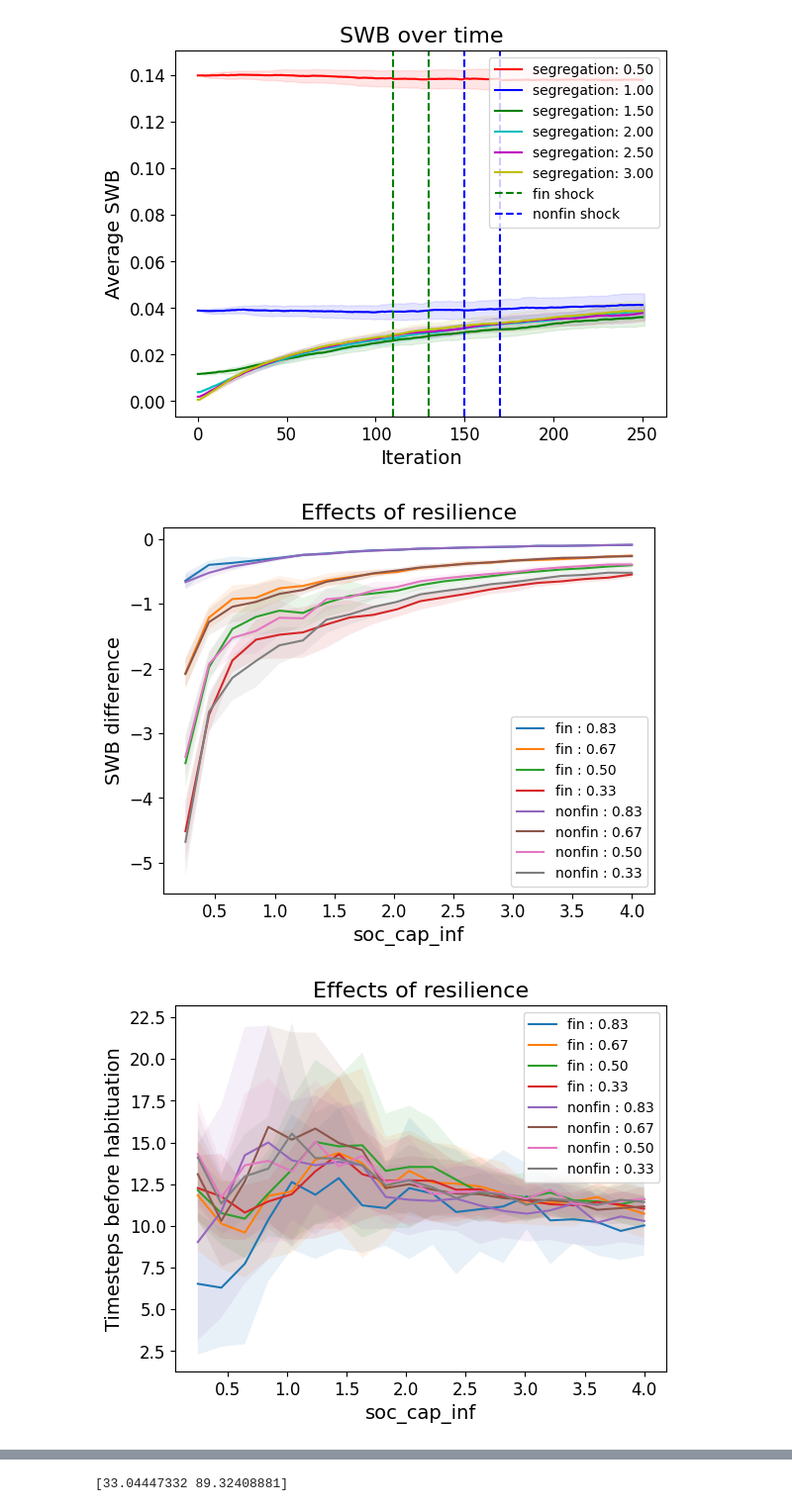
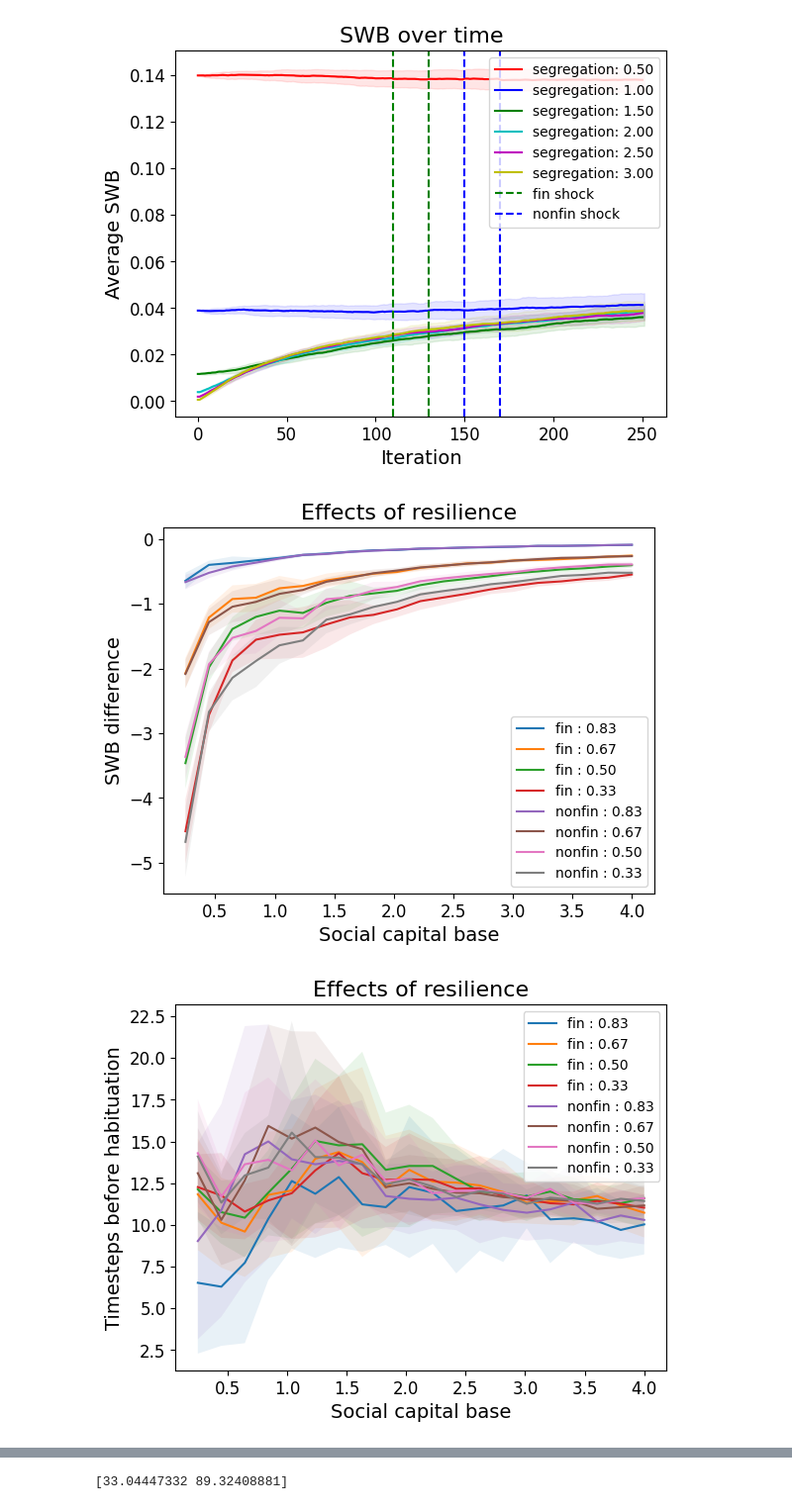
Before and after one commit to arendgeerlofs/SWB, a Jupyter notebook: plots.ipynb, the cells around one changed output, grey strips where cells are left out. Shown at 99% size. Drawn from its saved outputs; the diff is of its cells as text; code cells hidden in the pictures.

```diff
--- a/plots.ipynb
+++ b/plots.ipynb
@@ -97,29 +97,30 @@ plt.show()
 # %%
 # Resillience effects plots
 
 factors = ["fin", "nonfin"]
+param_names = ["Social capital base", "Social capital influence"]
 shocks = [5/6, 4/6, 3/6, 2/6]
 y_labels = ["SWB difference", "Timesteps before habituation"]
 bounds = [(0.25, 4), (0.01, 1)]
 for param_index, param in enumerate(["soc_cap_inf", "soc_cap_base"]):
     data_fin = np.load(f"data/resilience_{param}fin.npy")
     data_nonfin = np.load(f"data/resilience_{param}nonfin.npy")
     for j in range(2):
         for data_index, data in enumerate([data_fin, data_nonfin]):
             means = np.mean(data, axis=1)
             stds = np.std(data, axis=1)
             x = np.linspace(bounds[param_index][0], bounds[param_index][1], 20)
             for i in range(4):
                 plt.plot(x, means[:, i, j], label = f"{factors[data_index]} : {shocks[i]:.2f}")
                 plt.fill_between(x, means[:, i, j]-stds[:, i, j], means[:, i, j]+stds[:, i, j], alpha=0.1)
         plt.title("Effects of resilience", fontsize=16)
-        plt.xlabel(f"{param}", fontsize=14)
+        plt.xlabel(f"{param_names[param_index]}", fontsize=14)
         plt.ylabel(f"{y_labels[j]}", fontsize=14)
         plt.xticks(fontsize=12)
         plt.yticks(fontsize=12)
         plt.legend()
         plt.savefig(f"figures/resilience_{param}_{j}.pdf", dpi=300)
         plt.show()
 # %% [output]
-[figure, old version]
+[figure, new version]
-[figure, old version]
+[figure, new version]
```
Also changed, not shown: parts of 4 cells of this notebook, 9 other files.
